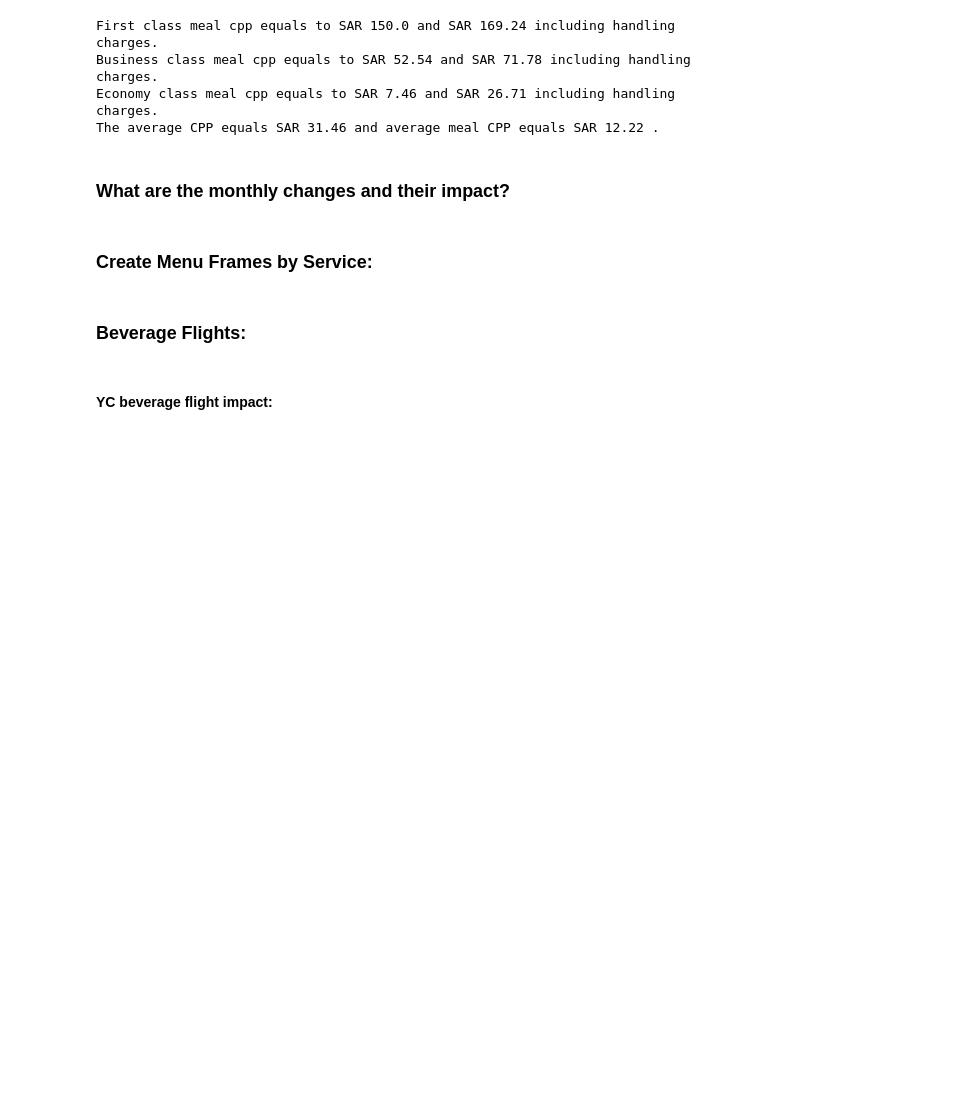
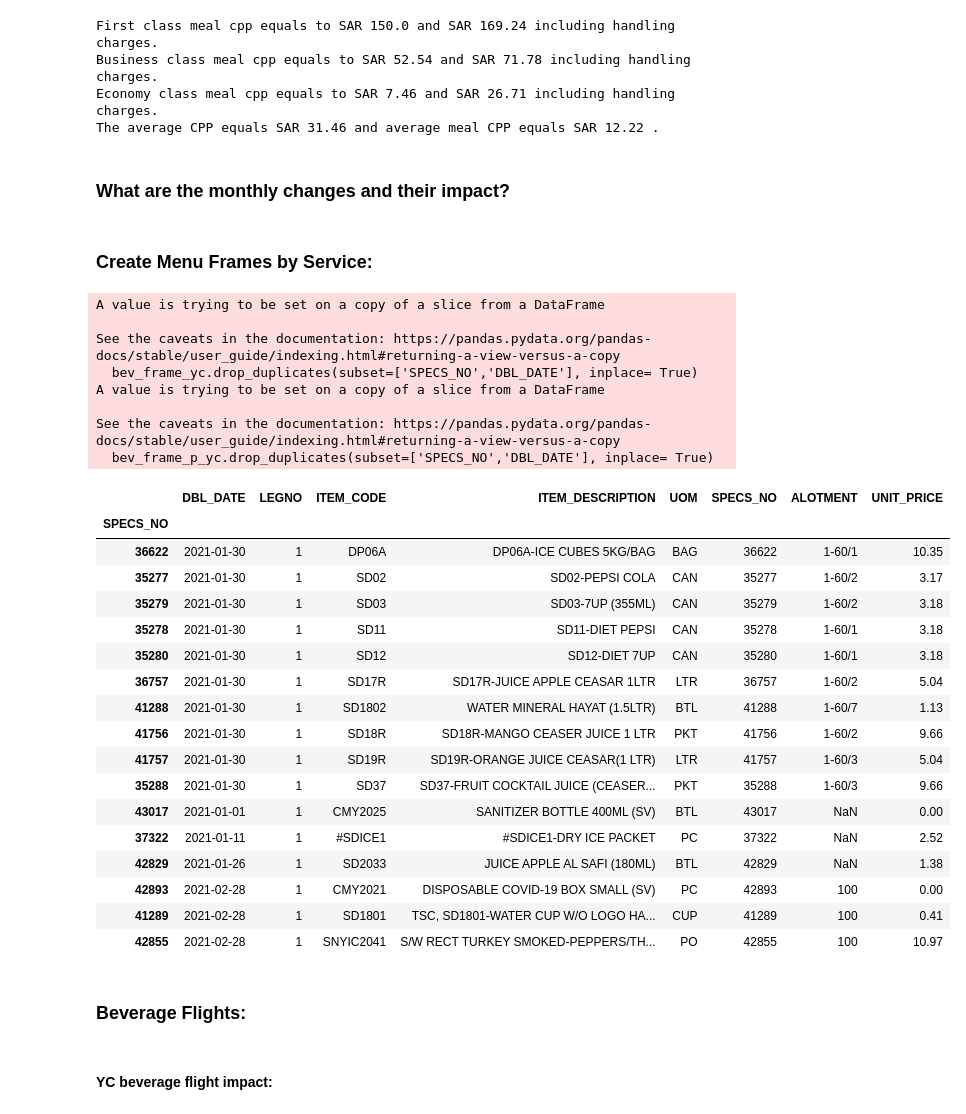
Before and after one commit to KhaledAlmanea/foodMonthlyCostImpact, a Jupyter notebook: CDN Monthly Data Report.ipynb, the cells around one changed output. Cells and saved outputs as stored; diff of their text form; code cells hidden in the pictures; blank space fills up the shorter version.

Commit message:
Adjusted cost impact item compare function

```diff
--- a/CDN Monthly Data Report.ipynb
+++ b/CDN Monthly Data Report.ipynb
@@ -647,6 +648,64 @@ beverage_exception = ['JED-ELQ-JED', 'JED-HAS-JED', 'JED-EAM-JED', 'JED-WAE-JED'
 # Add route column for comparsion purposes
 df_three['ROUTE'] = df_three['FROM_CITY'] + '-' + df_three['TO_CITY'] + '-' + df_three['FROM_CITY']
 df_p_three['ROUTE'] = df_p_three['FROM_CITY'] + '-' + df_p_three['TO_CITY'] + '-' + df_p_three['FROM_CITY']
+# %%
+# create beverages data frame for YC
+bev_frame_yc = df_three[((df_three['Block Time'] <= 89) & (df_three['CLASS_CODE'] == 'YC') & ~(df_three.ITEM_CODE.isin(handling_item_codes)) & ~(df_three.ROUTE.isin(meal_exception))) | ((df_three['Block Time'] <= 89) & (df_three.ROUTE.isin(beverage_exception)) & (df_three['CLASS_CODE'] == 'YC') & ~(df_three.ITEM_CODE.isin(handling_item_codes)))]
+bev_frame_p_yc = df_p_three[((df_p_three['Block Time'] <= 89) & (df_p_three['CLASS_CODE'] == 'YC') & ~(df_p_three.ITEM_CODE.isin(handling_item_codes)) & ~(df_p_three.ROUTE.isin(meal_exception))) | ((df_p_three['Block Time'] <= 89) & (df_p_three.ROUTE.isin(beverage_exception)) & (df_p_three['CLASS_CODE'] == 'YC') & ~(df_p_three.ITEM_CODE.isin(handling_item_codes)))]
+
+# Remove duplicates rows
+bev_frame_yc.drop_duplicates(subset=['SPECS_NO','DBL_DATE'], inplace= True)
+bev_frame_p_yc.drop_duplicates(subset=['SPECS_NO','DBL_DATE'], inplace= True)
+
+# drop unneeded columns
+bev_frame_yc = bev_frame_yc.drop(columns=['CDN_NO', 'ETD', 'FLT_NO' ,'FROM_CITY', 'TO_CITY', 'CLASS_CODE', 'CAPACITY', 'NO_PAX', 'PRICE', 'TYPE_CODE', 'Block Time', 'ROUTE'])
+bev_frame_p_yc = bev_frame_p_yc.drop(columns=['CDN_NO', 'ETD', 'FLT_NO','FROM_CITY', 'TO_CITY', 'CLASS_CODE', 'CAPACITY', 'NO_PAX', 'PRICE', 'TYPE_CODE', 'Block Time', 'ROUTE'])
+
+#Keep leg number 1 only
+bev_frame_yc = bev_frame_yc.drop(bev_frame_yc[bev_frame_yc.LEGNO.isin(['2', '3', '4'])].index)
+bev_frame_p_yc = bev_frame_p_yc.drop(bev_frame_p_yc[bev_frame_p_yc.LEGNO.isin(['2', '3', '4'])].index)
+
+#Change index values to SPEC_NO
+bev_frame_yc.set_index(bev_frame_yc['SPECS_NO'], inplace = True)
+bev_frame_p_yc.set_index(bev_frame_p_yc['SPECS_NO'], inplace = True)
+
+# compare this month's items by last month's items, using the isin() function
+
+for i in range(1,32):
+    daily_menu = bev_frame_yc[bev_frame_yc.DBL_DATE.dt.day == i]
+    daily_p_menu = bev_frame_p_yc[bev_frame_p_yc.DBL_DATE.dt.day == i]
+    changes_list_bev_yc = pd.concat([changes_list_bev_yc, (daliy_menu[~(daliy_menu.isin(daliy_p_menu))] ), (daliy_p_menu[~(daliy_p_menu.isin(daliy_menu))])])
+# remove empty rows using the dropna() function
+changes_list_bev_yc.dropna(subset=['ITEM_CODE', 'SPECS_NO'], inplace=True)
+changes_list_bev_yc.drop_duplicates(subset= 'SPECS_NO', inplace =True)
+display(changes_list_bev_yc)
+# %% [output]
+A value is trying to be set on a copy of a slice from a DataFrame
+
+See the caveats in the documentation: https://pandas.pydata.org/pandas-docs/stable/user_guide/indexing.html#returning-a-view-versus-a-copy
+  bev_frame_yc.drop_duplicates(subset=['SPECS_NO','DBL_DATE'], inplace= True)
+A value is trying to be set on a copy of a slice from a DataFrame
+
+See the caveats in the documentation: https://pandas.pydata.org/pandas-docs/stable/user_guide/indexing.html#returning-a-view-versus-a-copy
+  bev_frame_p_yc.drop_duplicates(subset=['SPECS_NO','DBL_DATE'], inplace= True)
+|  | DBL_DATE | LEGNO | ITEM_CODE | ITEM_DESCRIPTION | UOM | SPECS_NO | ALOTMENT | UNIT_PRICE |
+| SPECS_NO |  |  |  |  |  |  |  |  |
+| 36622 | 2021-01-30 | 1 | DP06A | DP06A-ICE CUBES 5KG/BAG | BAG | 36622 | 1-60/1 | 10.35 |
+| 35277 | 2021-01-30 | 1 | SD02 | SD02-PEPSI COLA | CAN | 35277 | 1-60/2 | 3.17 |
+| 35279 | 2021-01-30 | 1 | SD03 | SD03-7UP (355ML) | CAN | 35279 | 1-60/2 | 3.18 |
+| 35278 | 2021-01-30 | 1 | SD11 | SD11-DIET PEPSI | CAN | 35278 | 1-60/1 | 3.18 |
+| 35280 | 2021-01-30 | 1 | SD12 | SD12-DIET 7UP | CAN | 35280 | 1-60/1 | 3.18 |
+| 36757 | 2021-01-30 | 1 | SD17R | SD17R-JUICE APPLE CEASAR 1LTR | LTR | 36757 | 1-60/2 | 5.04 |
+| 41288 | 2021-01-30 | 1 | SD1802 | WATER MINERAL HAYAT (1.5LTR) | BTL | 41288 | 1-60/7 | 1.13 |
+| 41756 | 2021-01-30 | 1 | SD18R | SD18R-MANGO CEASER JUICE 1 LTR | PKT | 41756 | 1-60/2 | 9.66 |
+| 41757 | 2021-01-30 | 1 | SD19R | SD19R-ORANGE JUICE CEASAR(1 LTR) | LTR | 41757 | 1-60/3 | 5.04 |
+| 35288 | 2021-01-30 | 1 | SD37 | SD37-FRUIT COCKTAIL JUICE (CEASER... | PKT | 35288 | 1-60/3 | 9.66 |
+| 43017 | 2021-01-01 | 1 | CMY2025 | SANITIZER BOTTLE 400ML (SV) | BTL | 43017 | NaN | 0.00 |
+| 37322 | 2021-01-11 | 1 | #SDICE1 | #SDICE1-DRY ICE PACKET | PC | 37322 | NaN | 2.52 |
+| 42829 | 2021-01-26 | 1 | SD2033 | JUICE APPLE AL SAFI (180ML) | BTL | 42829 | NaN | 1.38 |
+| 42893 | 2021-02-28 | 1 | CMY2021 | DISPOSABLE COVID-19 BOX SMALL (SV) | PC | 42893 | 100 | 0.00 |
+| 41289 | 2021-02-28 | 1 | SD1801 | TSC, SD1801-WATER CUP W/O LOGO HA... | CUP | 41289 | 100 | 0.41 |
+| 42855 | 2021-02-28 | 1 | SNYIC2041 | S/W RECT TURKEY SMOKED-PEPPERS/TH... | PO | 42855 | 100 | 10.97 |
 # %% [markdown]
 ### Beverage Flights:
 # %% [markdown]
```
Also changed, not shown: parts of 15 cells of this notebook.
